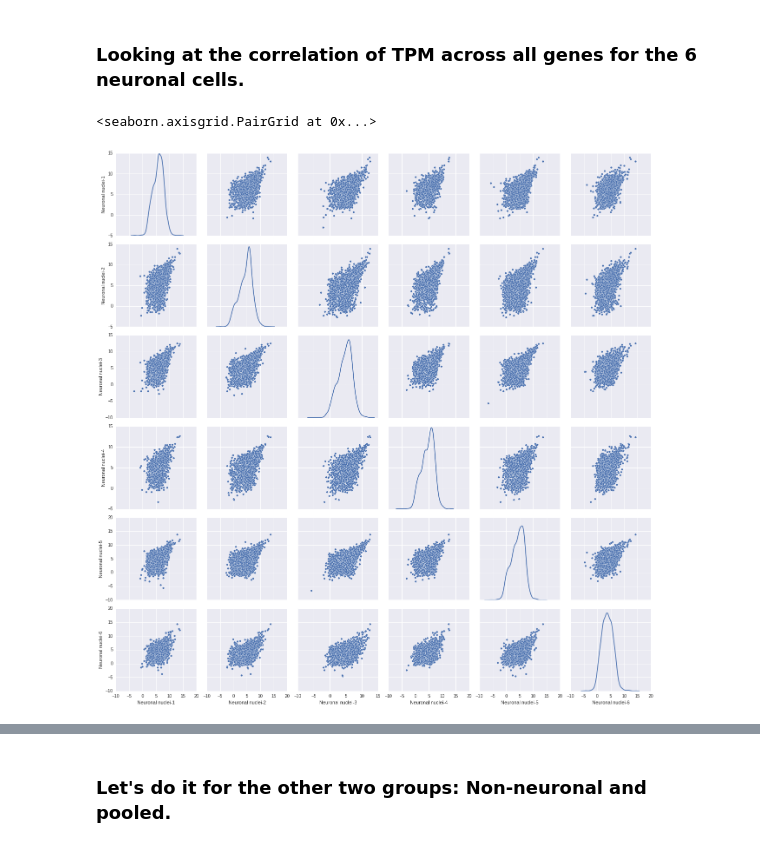
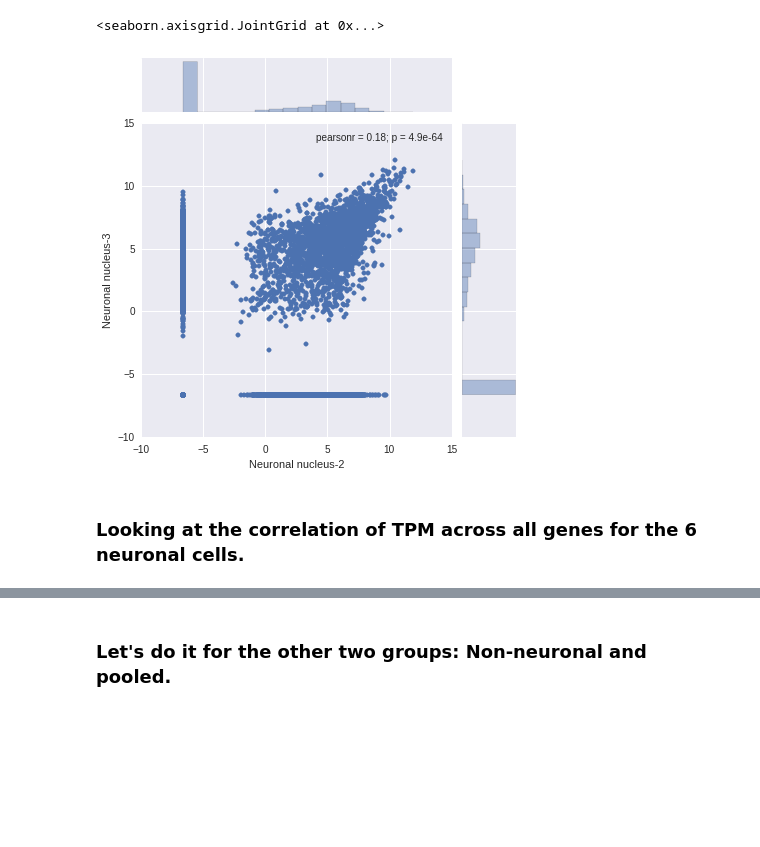
Before and after one commit to Schork-Lab/single-cell, a Jupyter notebook: ipython/nature_protocol/correlation.ipynb, the cells around one changed output, grey strips where cells are left out. Cells and saved outputs as stored; diff of their text form; code cells hidden in the pictures; blank space fills up the shorter version.

```diff
--- a/ipython/nature_protocol/correlation.ipynb
+++ b/ipython/nature_protocol/correlation.ipynb
@@ -23,7 +69,7 @@ pooled_tpm = data.filter_df(tpm_df, neuronal=False, non_neuronal=False)
+# %%
+sns.jointplot(test['Neuronal nucleus-2'], test['Neuronal nucleus-3'])
+# %% [output]
+<seaborn.axisgrid.JointGrid at 0x...>
+[figure, added]
 # %% [markdown]
 ### Looking at the correlation of TPM across all genes for the 6 neuronal cells.
-# %%
-sns.pairplot(neuronal_tpm.applymap(log2), diag_kind='kde')
-# %% [output]
-<seaborn.axisgrid.PairGrid at 0x...>
-[figure, removed]
```
Also changed, not shown: parts of 27 cells of this notebook, 2 other files.
